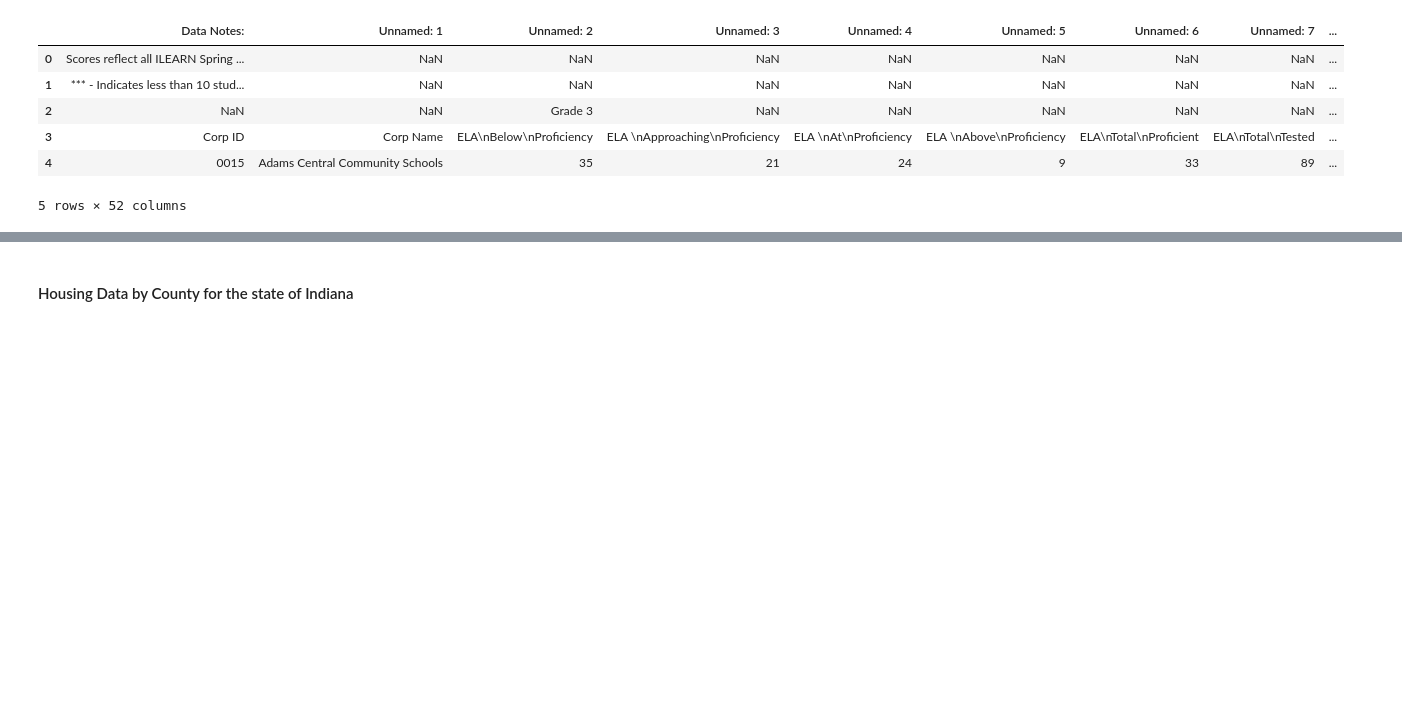
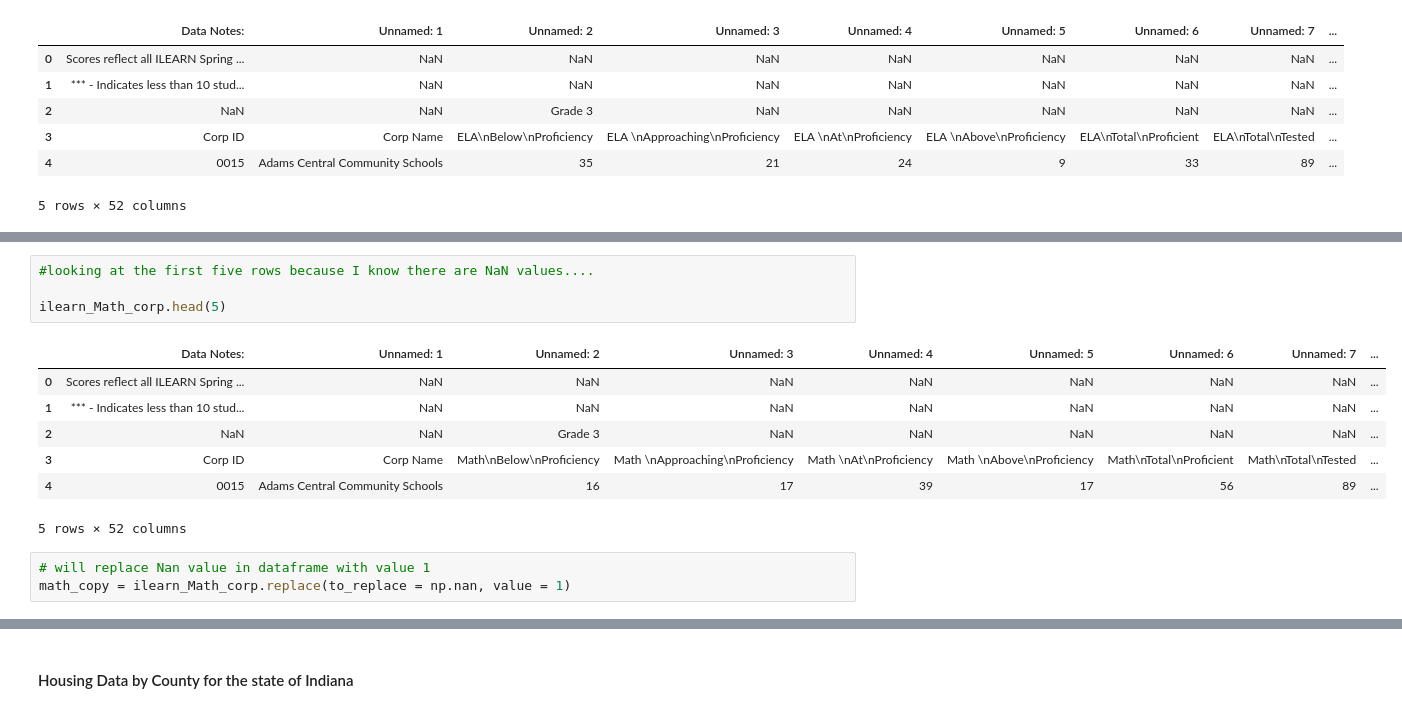
Before and after one commit to RachTheRad/SoIN_Housing_Analysis, a Jupyter notebook: HouAna_Capstone.ipynb, the cells around one changed output, grey strips where cells are left out. Drawn from its saved outputs; the diff is of its cells as text; blank space fills up the shorter version.

```diff
--- a/HouAna_Capstone.ipynb
+++ b/HouAna_Capstone.ipynb
@@ -342,0 +365,15 @@ ilearn_ELA_corp.head()
+# %%
+#looking at the first five rows because I know there are NaN values....
+
+ilearn_Math_corp.head(5)
+# %% [output]
+|  | Data Notes: | Unnamed: 1 | Unnamed: 2 | Unnamed: 3 | Unnamed: 4 | Unnamed: 5 | Unnamed: 6 | Unnamed: 7 | ... |
+| 0 | Scores reflect all ILEARN Spring ... | NaN | NaN | NaN | NaN | NaN | NaN | NaN | ... |
+| 1 | *** - Indicates less than 10 stud... | NaN | NaN | NaN | NaN | NaN | NaN | NaN | ... |
+| 2 | NaN | NaN | Grade 3 | NaN | NaN | NaN | NaN | NaN | ... |
+| 3 | Corp ID | Corp Name | Math\nBelow\nProficiency | Math \nApproaching\nProficiency | Math \nAt\nProficiency | Math \nAbove\nProficiency | Math\nTotal\nProficient | Math\nTotal\nTested | ... |
+| 4 | 0015 | Adams Central Community Schools | 16 | 17 | 39 | 17 | 56 | 89 | ... |
+5 rows × 52 columns
+# %%
+# will replace Nan value in dataframe with value 1
+math_copy = ilearn_Math_corp.replace(to_replace = np.nan, value = 1)
```
Also changed, not shown: parts of 6 cells of this notebook.
